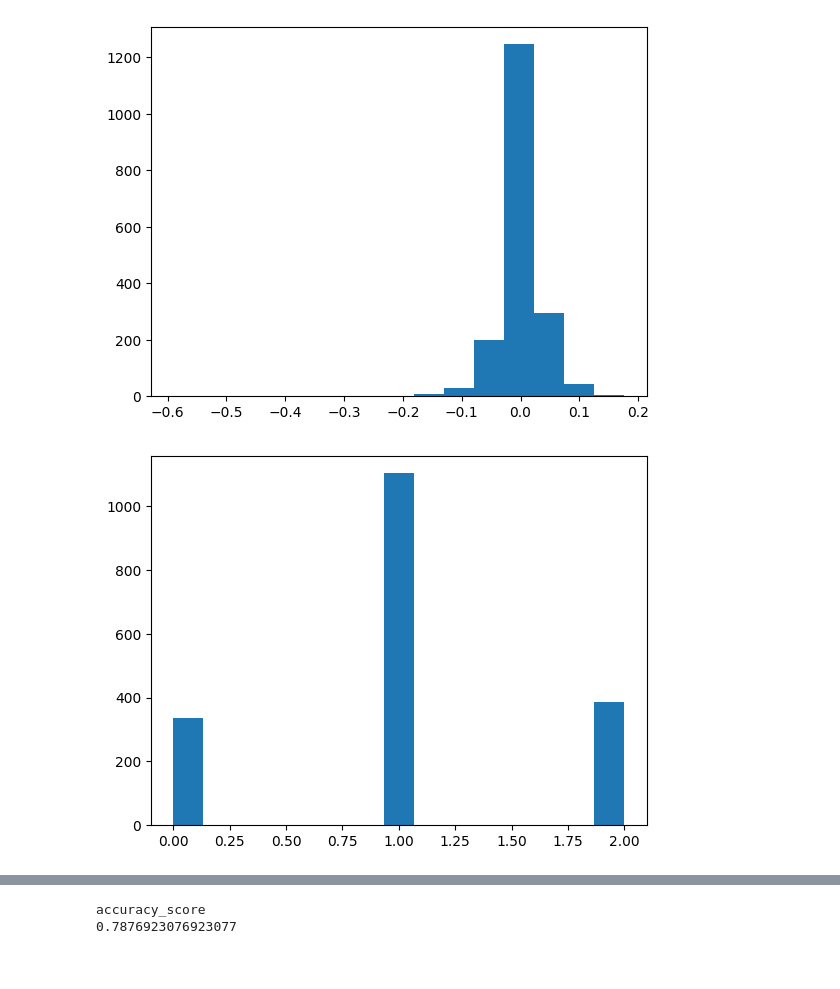
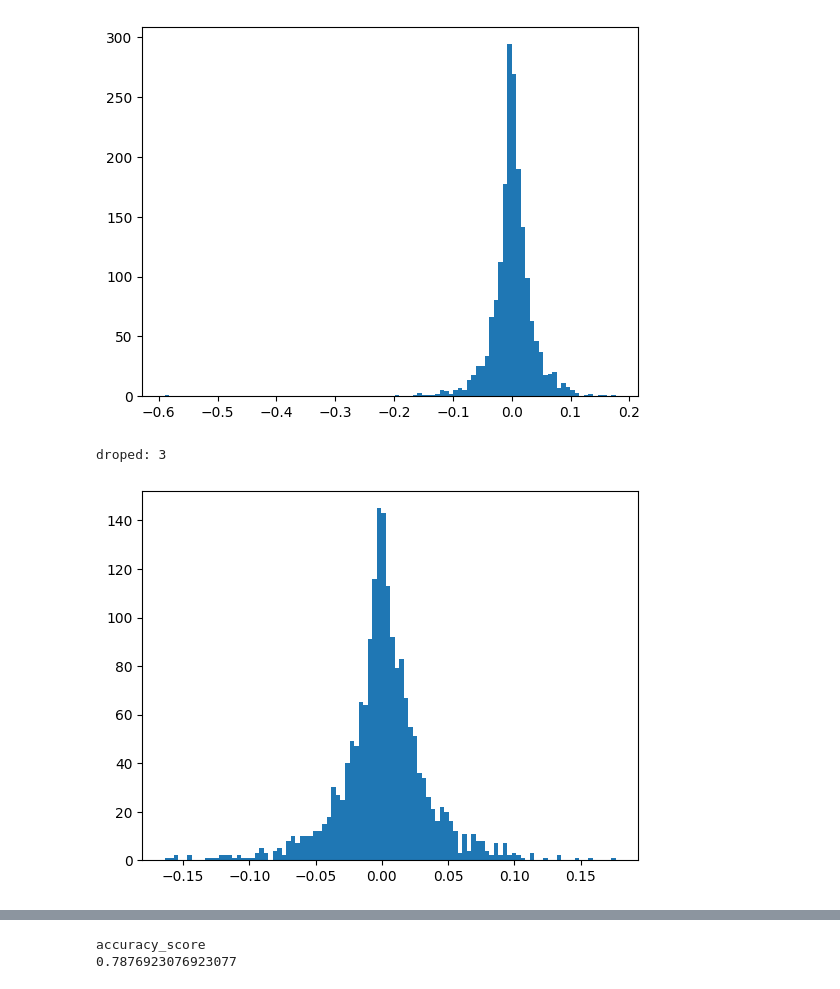
Before and after one commit to kykougaku/btcb, a Jupyter notebook: ml/classify.ipynb, the cells around one changed output, grey strips where cells are left out. Cells and saved outputs as stored; diff of their text form; code cells hidden in the pictures.

```diff
--- a/ml/classify.ipynb
+++ b/ml/classify.ipynb
@@ -17,22 +17,36 @@ shift = 5
 # %%
 def twotype_label_func(x):
     if x > 0.015: return 1
     else: return 0
+
 def multilabel_func(x):
-    if x > 0.02: return 2
-    elif x < -0.02: return 0
-    else: return 1
+    param2 = 0.05
+    param1 = 0.02
+    param0 = 0.008
+    param = 0.002
+    if x > param2: return 4
+    elif param2 >= x > param1: return 3
+    elif param1 >= x > param0: return 2
+    elif param0 >= x > param: return 1
+    elif param >= x > -1*param: return 0
+    elif -1*param >= x > -1*param0: return -1
+    elif -1*param0 >= x > -1*param1: return -2
+    elif -1*param1 >= x > -1*param2: return -3
+    elif x < -1*param2: return -4
 
 df = pd.read_csv("btcjpy_data_from_yfinance-5y-1d.csv",usecols=csv_use_cols)
 
 df["diff_ratio"] = df["Close"].diff()/df["Close"]
-plt.hist(df["diff_ratio"],bins=15)
+plt.hist(df["diff_ratio"],bins=100)
 plt.show()
-df["target"] = np.vectorize(multilabel_func)(df["diff_ratio"])
-df["target"] = df["target"].shift(-1)
-
-plt.hist(df["target"],bins=15)
-plt.show()
 # %% [output]
-[figure, old version]
+[figure, new version]
-[figure, removed]
+# %%
+before_index = df.shape[0]
+df = df[df["diff_ratio"]>-0.18]
+print("droped:",before_index-df.shape[0])
+plt.hist(df["diff_ratio"],bins=100)
+plt.show()
+# %% [output]
+droped: 3
+[figure, added]
```
Also changed, not shown: parts of 3 cells of this notebook, 5 other files.
